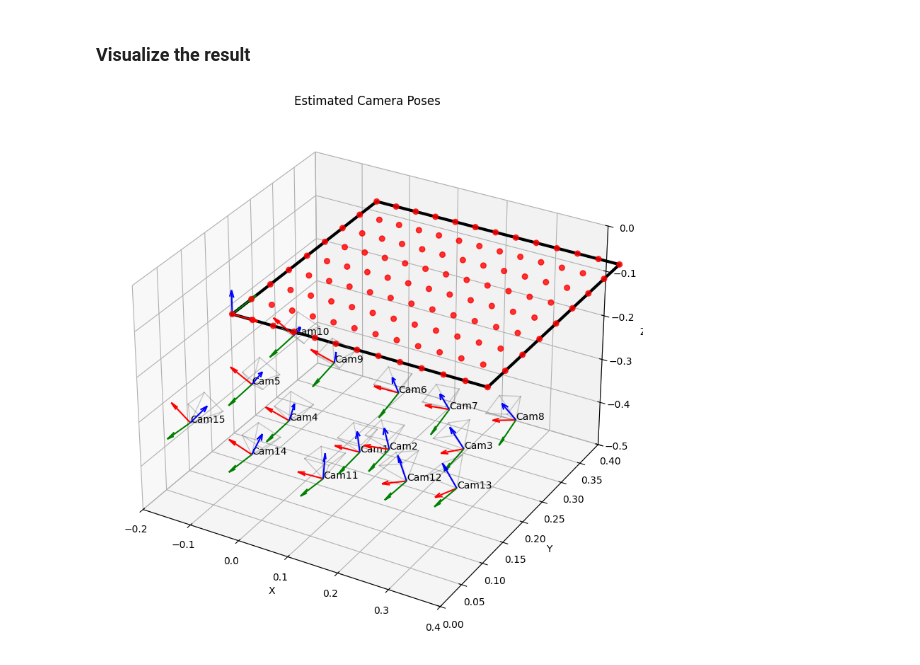
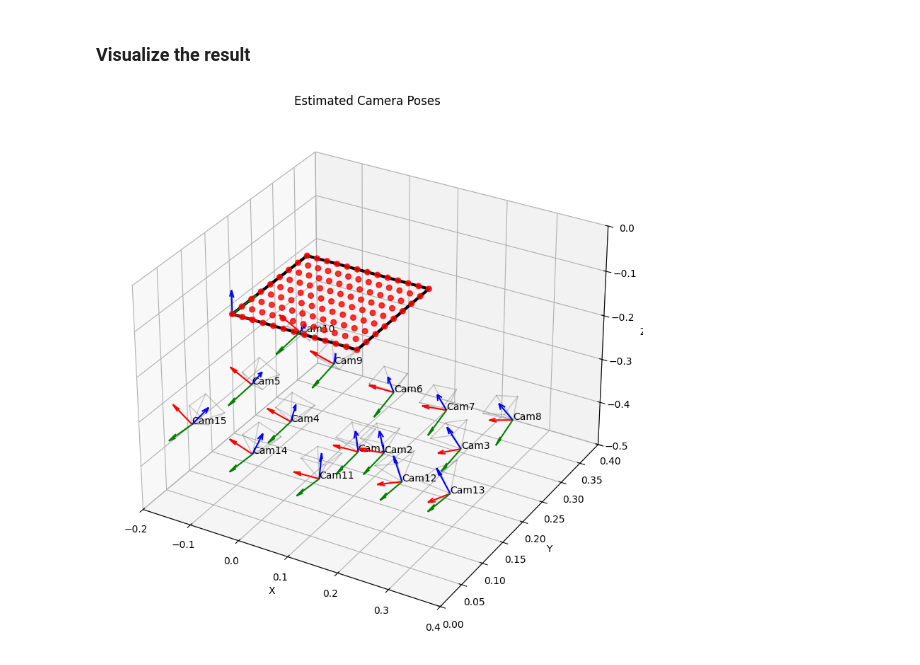
Before and after one commit to ByungWanLim/3D_CV_ICPBL, a Jupyter notebook: calibration_charuco.ipynb, the cells around one changed output. Saved outputs shown, nothing was run; the diff lists cells and outputs as text; code cells hidden in the pictures.

```diff
--- a/calibration_charuco.ipynb
+++ b/calibration_charuco.ipynb
@@ -358,7 +358,7 @@ def plot_camera_poses(extrinsics):
 
     # Draw ChArUco board corners
     squares_x, squares_y = 13, 9
-    square_length = 0.04
+    square_length = 0.02
 
     x_coords, y_coords = np.meshgrid(
         np.arange(squares_x) * square_length,
@@ -383,31 +383,31 @@ def plot_camera_poses(extrinsics):
 
     for idx, (R, t) in enumerate(extrinsics):
         # Camera center in world coordinates
         C = -R.T @ t
 
         # Draw camera axes
         cam_axis = R.T
         ax.quiver(C[0], C[1], C[2], cam_axis[0, 0], cam_axis[1, 0], cam_axis[2, 0], color='r', length=0.05)
         ax.quiver(C[0], C[1], C[2], cam_axis[0, 1], cam_axis[1, 1], cam_axis[2, 1], color='g', length=0.05)
         ax.quiver(C[0], C[1], C[2], cam_axis[0, 2], cam_axis[1, 2], cam_axis[2, 2], color='b', length=0.05)
 
         ax.text(C[0], C[1], C[2], f"Cam{idx+1}", color='black')
 
         plot_camera_frustum(ax, R, C, scale=0.03)
 
     # Set axis limits (centered on chessboard)
     ax.set_xlim(-0.2, 0.4)
     ax.set_ylim(0.0, 0.4)
     ax.set_zlim(-0.5, 0.0)
 
     ax.set_title("Estimated Camera Poses")
     ax.set_xlabel("X")
     ax.set_ylabel("Y")
     ax.set_zlabel("Z")
     ax.view_init(elev=30, azim=-60)
     plt.tight_layout()
     plt.show()
 
 plot_camera_poses(extrinsics)
 # %% [output]
-[figure, old version]
+[figure, new version]
```
Also changed, not shown: parts of 4 cells of this notebook, 1 other file.
